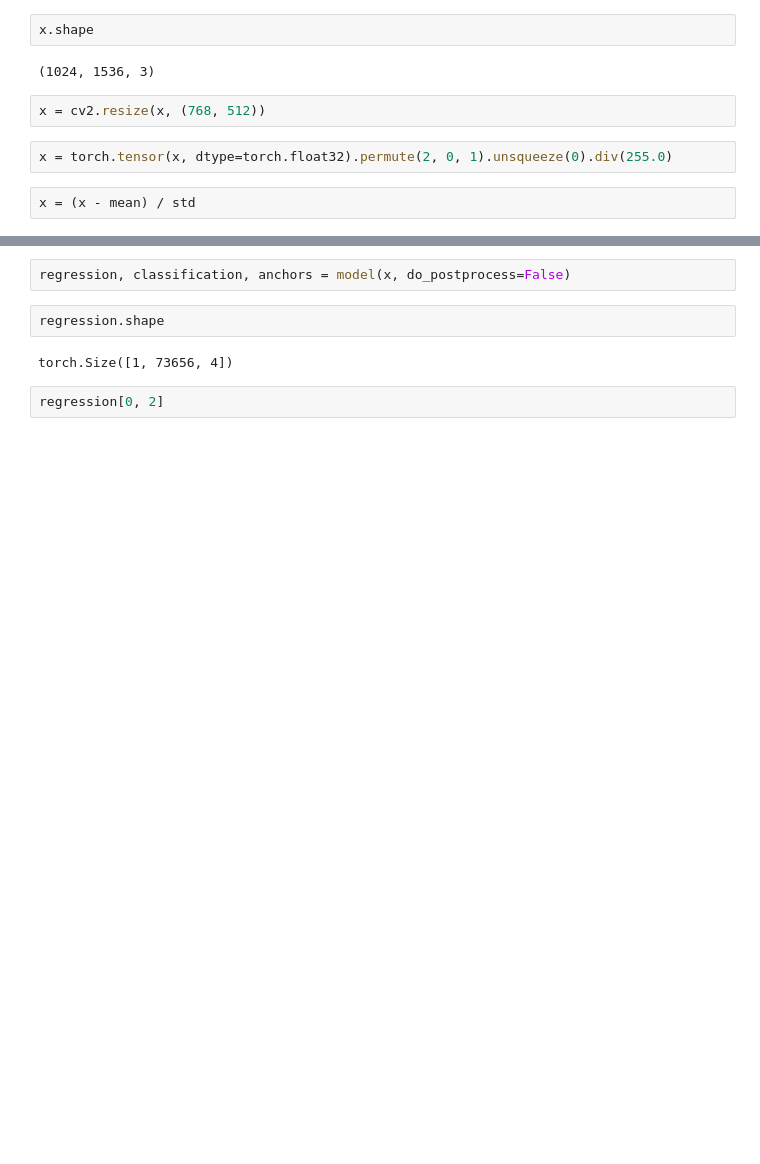
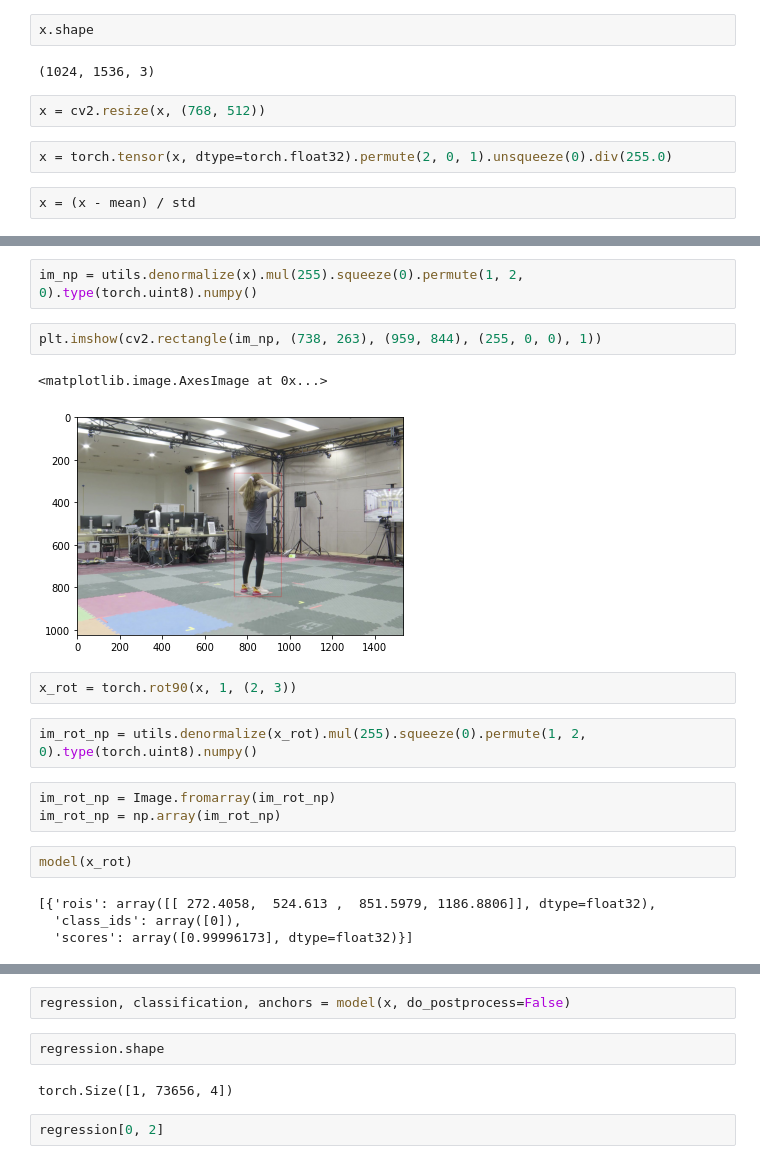
Before and after one commit to Kitsunetic/motion-keypoint, a Jupyter notebook: script/effdet 실험.ipynb, the cells around one changed output, grey strips where cells are left out. Cells and saved outputs as stored; diff of their text form; blank space fills up the shorter version.

```diff
--- a/script/effdet 실험.ipynb
+++ b/script/effdet 실험.ipynb
@@ -108,0 +121,20 @@ x = (x - mean) / std
+# %%
+im_np = utils.denormalize(x).mul(255).squeeze(0).permute(1, 2, 0).type(torch.uint8).numpy()
+# %%
+plt.imshow(cv2.rectangle(im_np, (738, 263), (959, 844), (255, 0, 0), 1))
+# %% [output]
+<matplotlib.image.AxesImage at 0x...>
+[figure, added]
+# %%
+x_rot = torch.rot90(x, 1, (2, 3))
+# %%
+im_rot_np = utils.denormalize(x_rot).mul(255).squeeze(0).permute(1, 2, 0).type(torch.uint8).numpy()
+# %%
+im_rot_np = Image.fromarray(im_rot_np)
+im_rot_np = np.array(im_rot_np)
+# %%
+model(x_rot)
+# %% [output]
+[{'rois': array([[ 272.4058,  524.613 ,  851.5979, 1186.8806]], dtype=float32),
+  'class_ids': array([0]),
+  'scores': array([0.99996173], dtype=float32)}]
```
Also changed, not shown: parts of 5 cells of this notebook, 9 other files.
